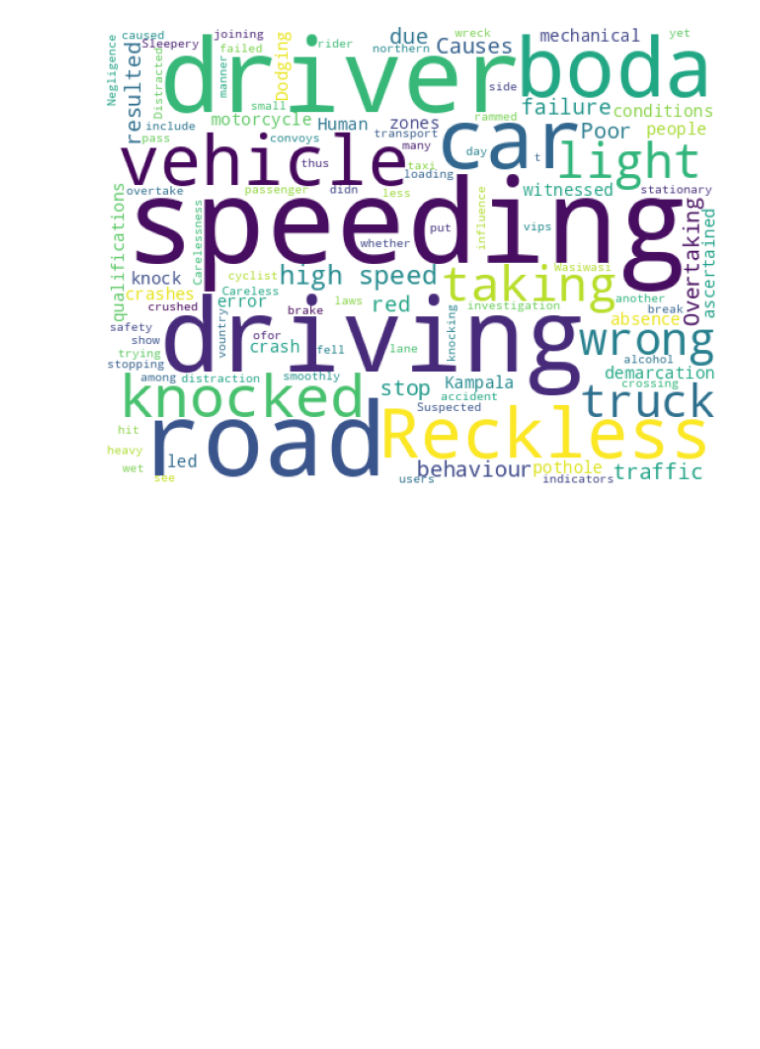
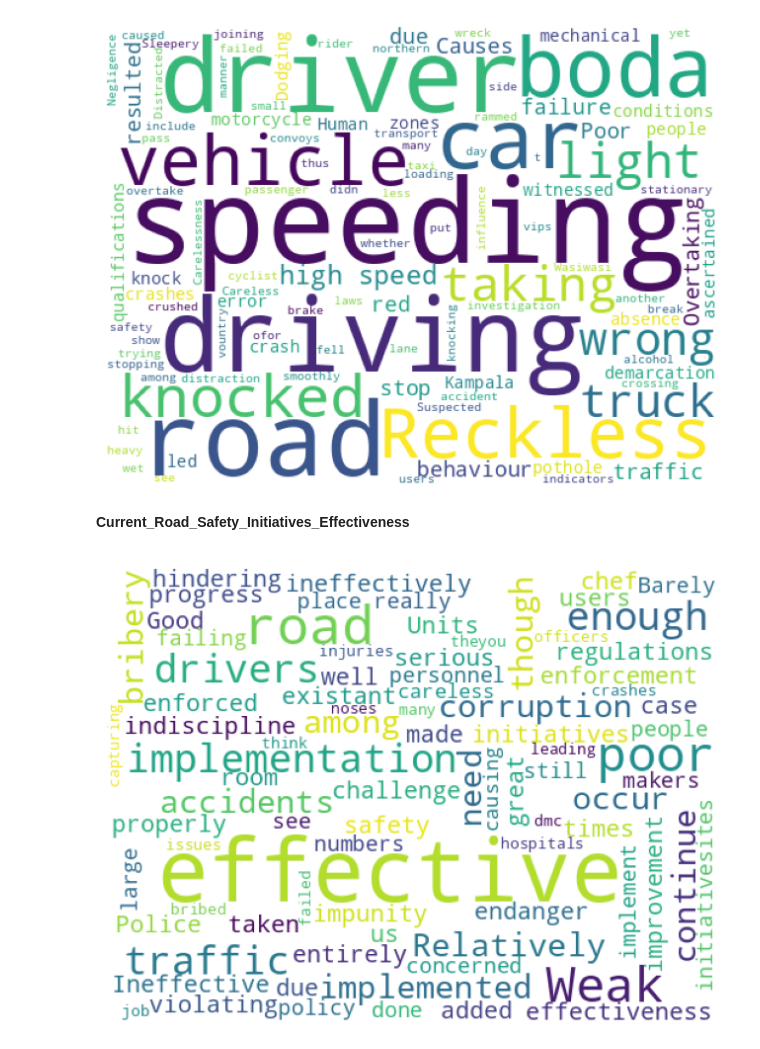
Before and after one commit to Denniskag/Road-Accidents, a Jupyter notebook: Road_Analysis_final_copy.ipynb, the cells around one changed output. Drawn from its saved outputs; the diff is of its cells as text; code cells hidden in the pictures; blank space fills up the shorter version.

```diff
--- a/Road_Analysis_final_copy.ipynb
+++ b/Road_Analysis_final_copy.ipynb
@@ -222,7 +222,7 @@ plt.show()
 # %% [markdown]
 **Comments**
 # %%
-df.dropna(subset=['Season','Comment', 'Measures', 'Cause','Understanding_Of_Trend' ], inplace=True)
+df.dropna(subset=['Season','Comment', 'Measures', 'Cause','Understanding_Of_Trend', 'Current_Road_Safety_Initiatives_Effectiveness' ], inplace=True)
 # %%
 x2011 = df['Comment']
 # %%
@@ -317,3 +317,22 @@ plt.savefig('Plotly-World_Cloud.png')
 plt.show()
 # %% [output]
 [figure]
+# %% [markdown]
+**Current_Road_Safety_Initiatives_Effectiveness**
+# %%
+x2016 = df['Current_Road_Safety_Initiatives_Effectiveness']
+x2016 = x2016.astype(str)
+# %%
+plt.subplots(figsize = (8,8))
+
+wordcloud = WordCloud (
+                    background_color = 'white',
+                    width = 512,
+                    height = 384
+                        ).generate(' '.join(x2016))
+plt.imshow(wordcloud) # image show
+plt.axis('off') # to off the axis of x and y
+plt.savefig('Plotly-World_Cloud.png')
+plt.show()
+# %% [output]
+[figure, added]
```
Also changed, not shown: parts of 1 cell of this notebook.
